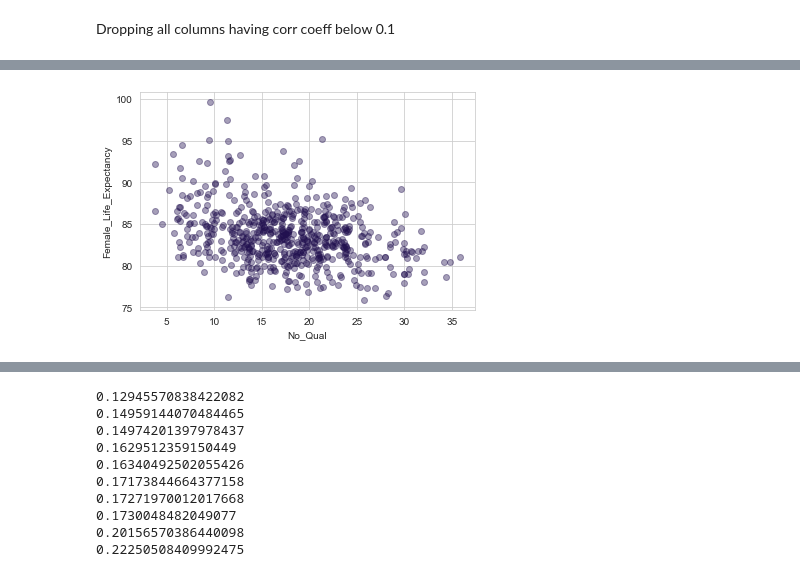
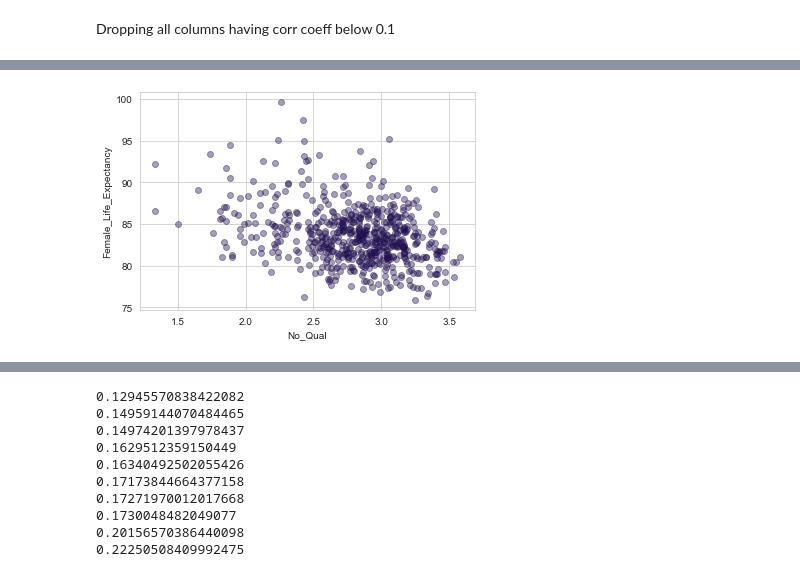
Before and after one commit to nindakhoirunnisa/W8, a Jupyter notebook: Model_female.ipynb, the cells around one changed output, grey strips where cells are left out. Cells and saved outputs as stored; diff of their text form; code cells hidden in the pictures.

```diff
--- a/Model_female.ipynb
+++ b/Model_female.ipynb
@@ -64,10 +64,10 @@ plt.show()
 # %%
-plt.scatter(df['No_Qual'], df['Female_Life_Expectancy'], alpha= 0.4)
+plt.scatter(np.log(df['No_Qual']), df['Female_Life_Expectancy'], alpha= 0.4)
 plt.xlabel('No_Qual')
 plt.ylabel('Female_Life_Expectancy')
 plt.show()
 # %% [output]
-[figure, old version]
+[figure, new version]
 # %%
 #Drop all features with corr < 0.1
 df= df.drop(['Id', 'Open_Space', 'Not_English_Speaking', 'Adult', 'Not_Born_In_UK', 'Male_Life_Expectancy', 'Life_Expectancy'], axis= 1)
```
Also changed, not shown: parts of 3 cells of this notebook.
